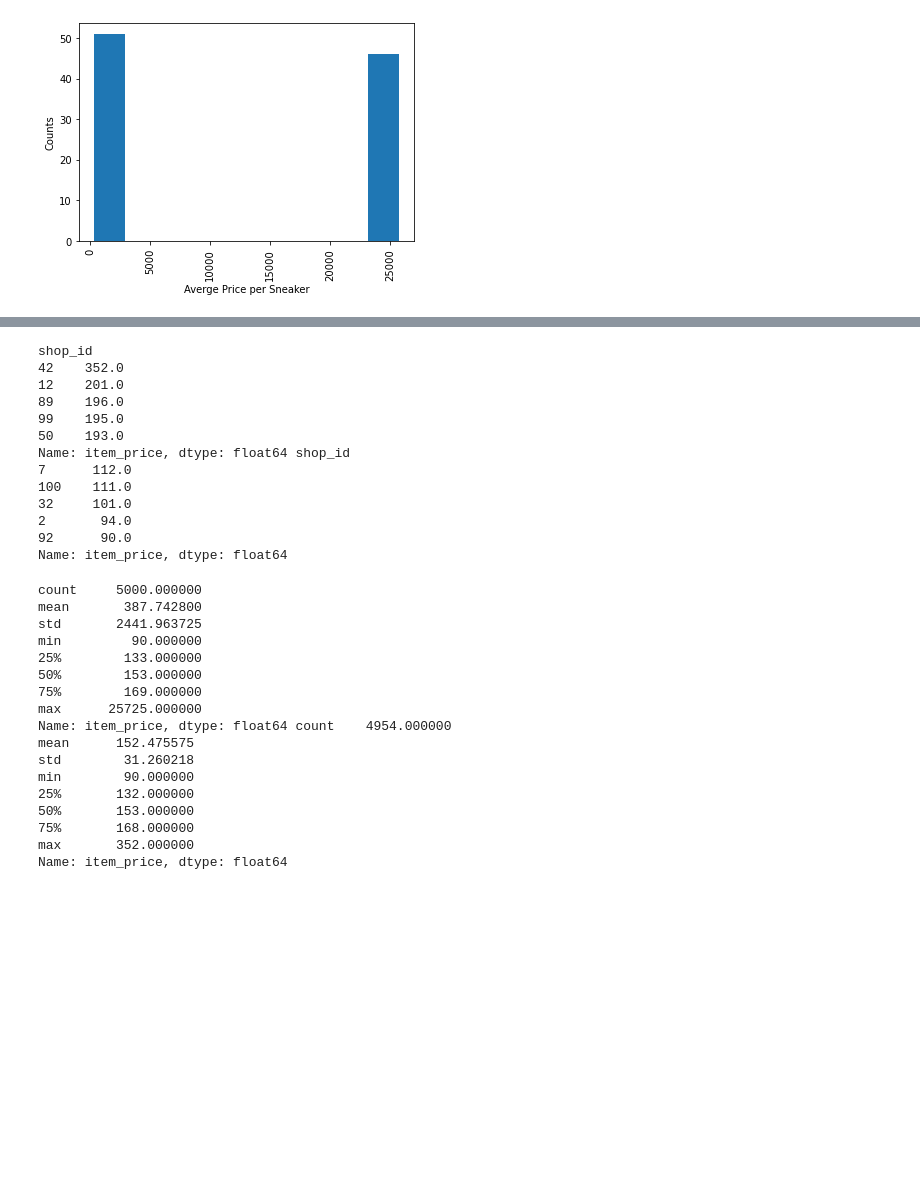
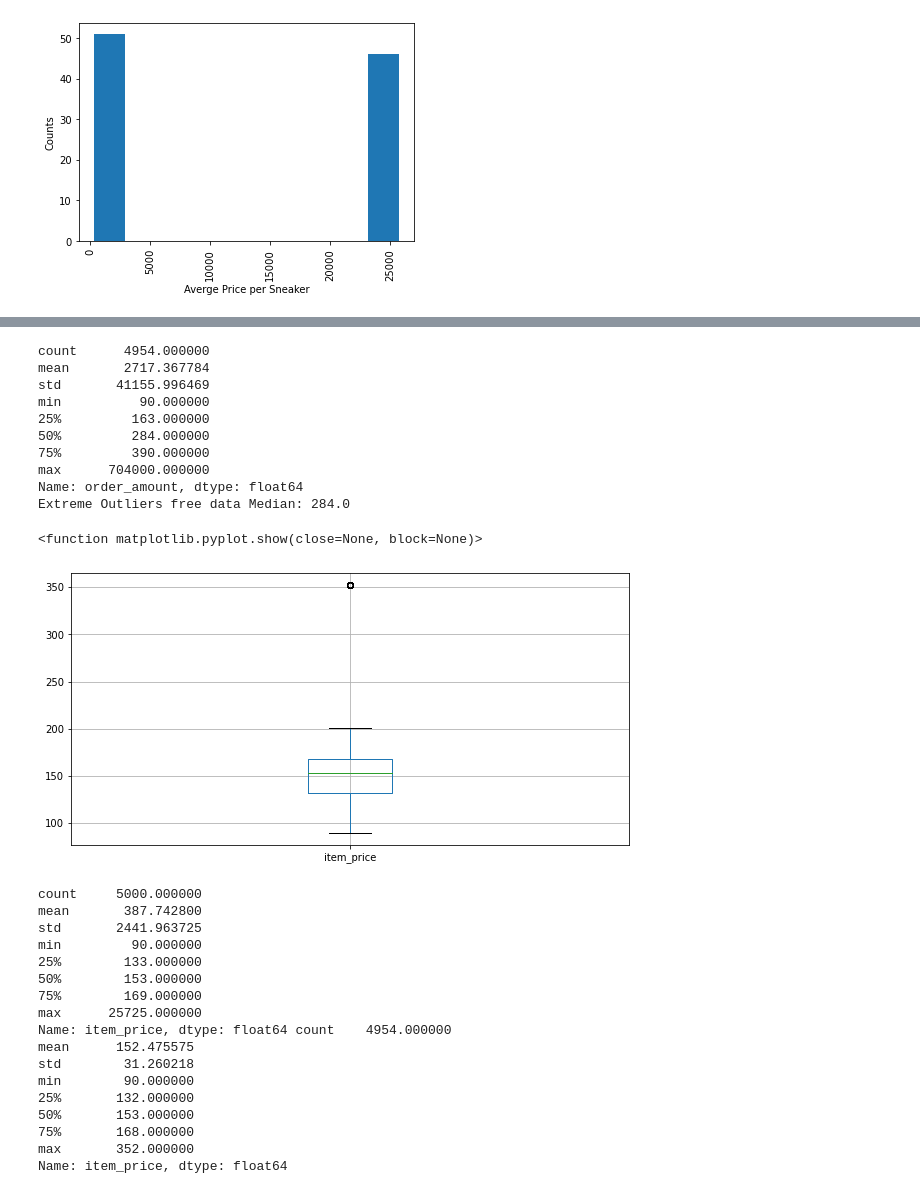
Before and after one commit to MuratCKoc/Fall_2021_DataScience_Intern_Challenge, a Jupyter notebook: Sneaker_AOV.ipynb, the cells around one changed output, grey strips where cells are left out. Drawn from its saved outputs; the diff is of its cells as text; code cells hidden in the pictures; blank space fills up the shorter version.

```diff
--- a/Sneaker_AOV.ipynb
+++ b/Sneaker_AOV.ipynb
@@ -209,22 +238,24 @@ outlier_shops.sort_values(['created_at'])
 # %%
 clean_df = shoe_df.drop(shoe_df[(shoe_df.shop_id == 78)].index)
 clean_df = clean_df.reset_index(drop=True)
-price_index = clean_df.groupby(['shop_id']).max()['item_price'].sort_values(ascending = False)
-print(price_index.head(),price_index.tail())
+print(clean_df['order_amount'].describe())
+print('Extreme Outliers free data Median:',clean_df['order_amount'].median())
+
+clean_df.boxplot("item_price", figsize=(10,5))
+plt.show
 # %% [output]
-shop_id
-42    352.0
-12    201.0
-89    196.0
-99    195.0
-50    193.0
-Name: item_price, dtype: float64 shop_id
-7      112.0
-100    111.0
-32     101.0
-2       94.0
-92      90.0
-Name: item_price, dtype: float64
+count      4954.000000
+mean       2717.367784
+std       41155.996469
+min          90.000000
+25%         163.000000
+50%         284.000000
+75%         390.000000
+max      704000.000000
+Name: order_amount, dtype: float64
+Extreme Outliers free data Median: 284.0
+<function matplotlib.pyplot.show(close=None, block=None)>
+[figure, added]
 # %%
 print(shoe_df['item_price'].describe(),clean_df['item_price'].describe())
 # %% [output]
```
Also changed, not shown: parts of 9 cells of this notebook.
